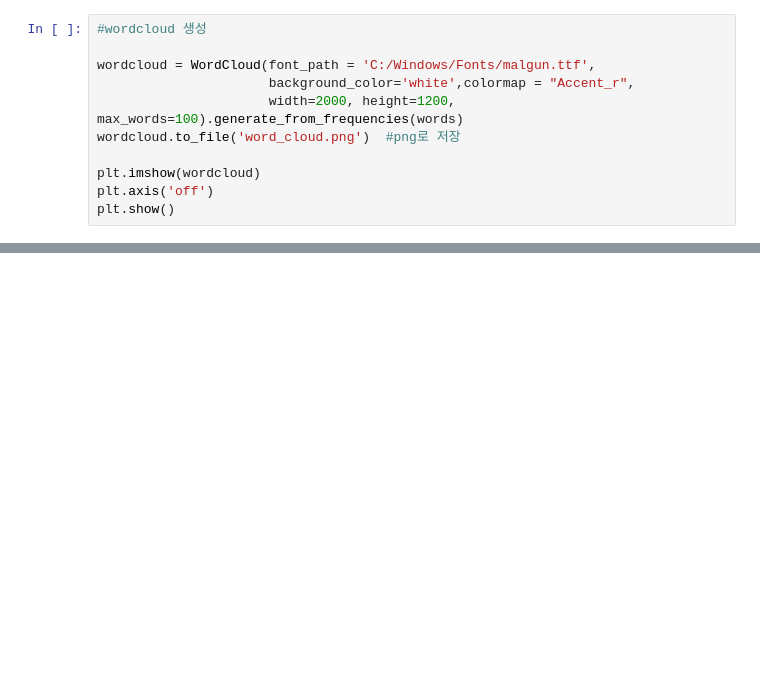
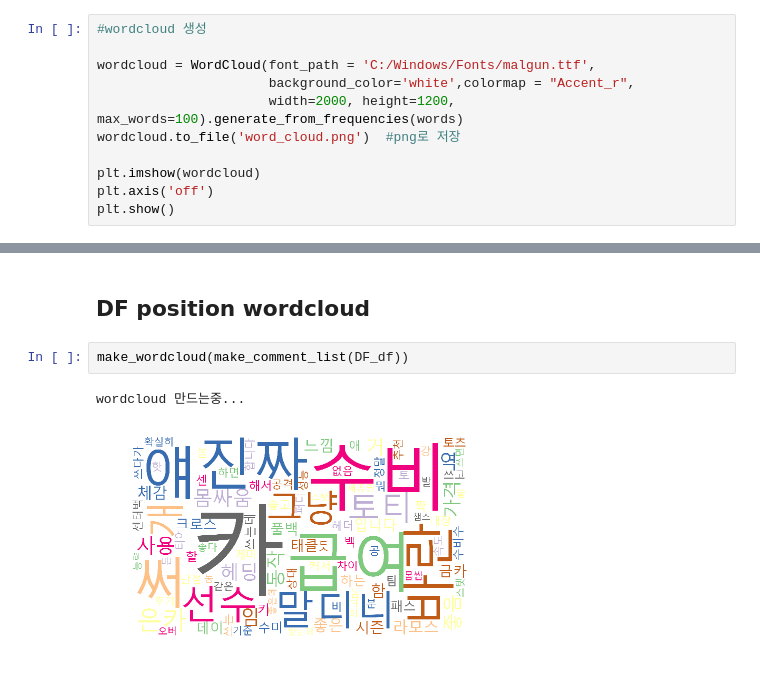
Before and after one commit to gkrqls7633/FIFA_inven_analysis, a Jupyter notebook: fifa_wordcloud.ipynb, the cells around one changed output, grey strips where cells are left out. Saved outputs shown, nothing was run; the diff lists cells and outputs as text; blank space fills up the shorter version.

```diff
--- a/fifa_wordcloud.ipynb
+++ b/fifa_wordcloud.ipynb
@@ -79,0 +193,7 @@ plt.show()
+# %% [markdown]
+## DF position wordcloud
+# %%
+make_wordcloud(make_comment_list(DF_df))
+# %% [output]
+wordcloud 만드는중...
+[figure, added]
```
Also changed, not shown: parts of 18 cells of this notebook.
